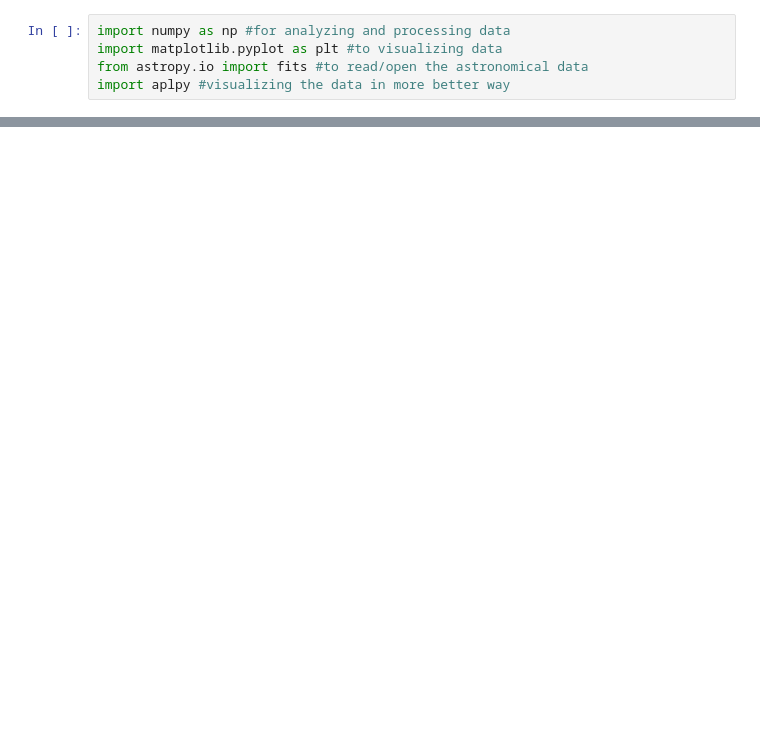
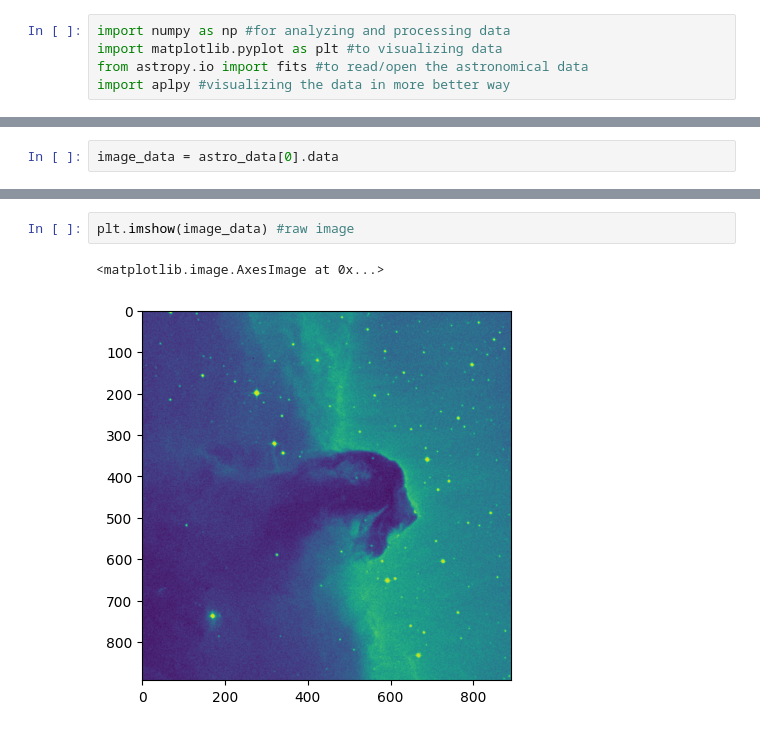
Before and after one commit to Dilaa13/astro-code, a Jupyter notebook: astro_code001.ipynb, the cells around one changed output, grey strips where cells are left out. Cells and saved outputs as stored; diff of their text form; blank space fills up the shorter version.

```diff
--- a/astro_code001.ipynb
+++ b/astro_code001.ipynb
@@ -23,0 +39,2 @@ d:\projects github\astro-code
+# %%
+image_data = astro_data[0].data
@@ -23,0 +51,5 @@ d:\projects github\astro-code
+# %%
+plt.imshow(image_data) #raw image
+# %% [output]
+<matplotlib.image.AxesImage at 0x...>
+[figure, added]
```
Also changed, not shown: parts of 17 cells of this notebook, 3 other files.
